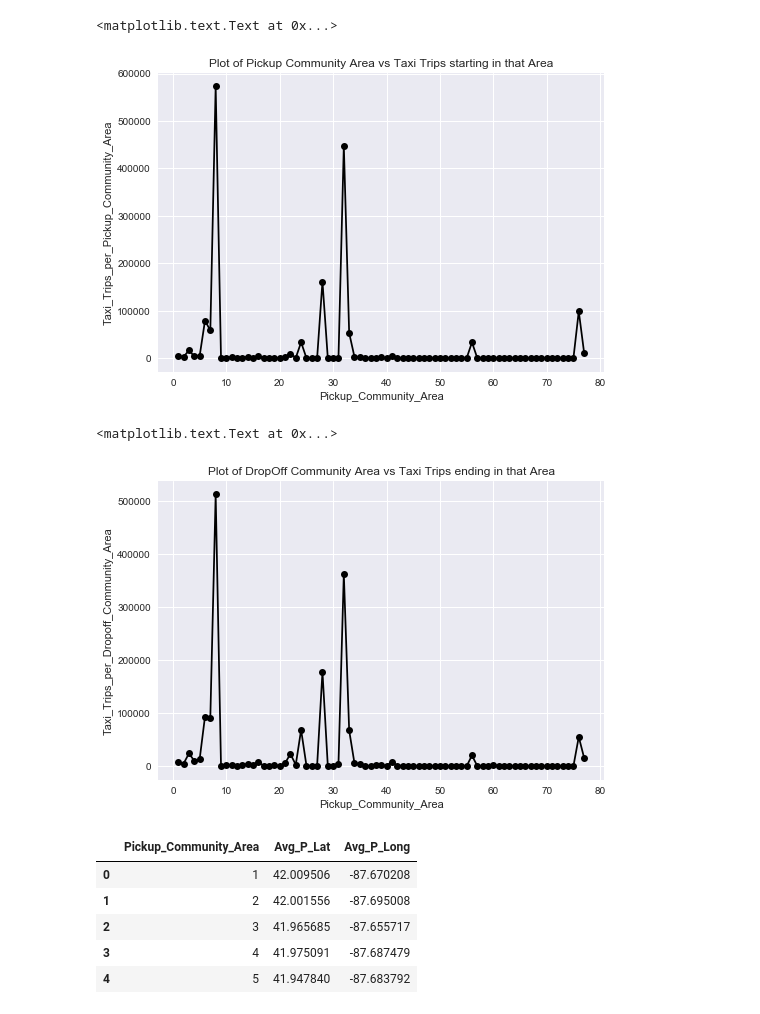
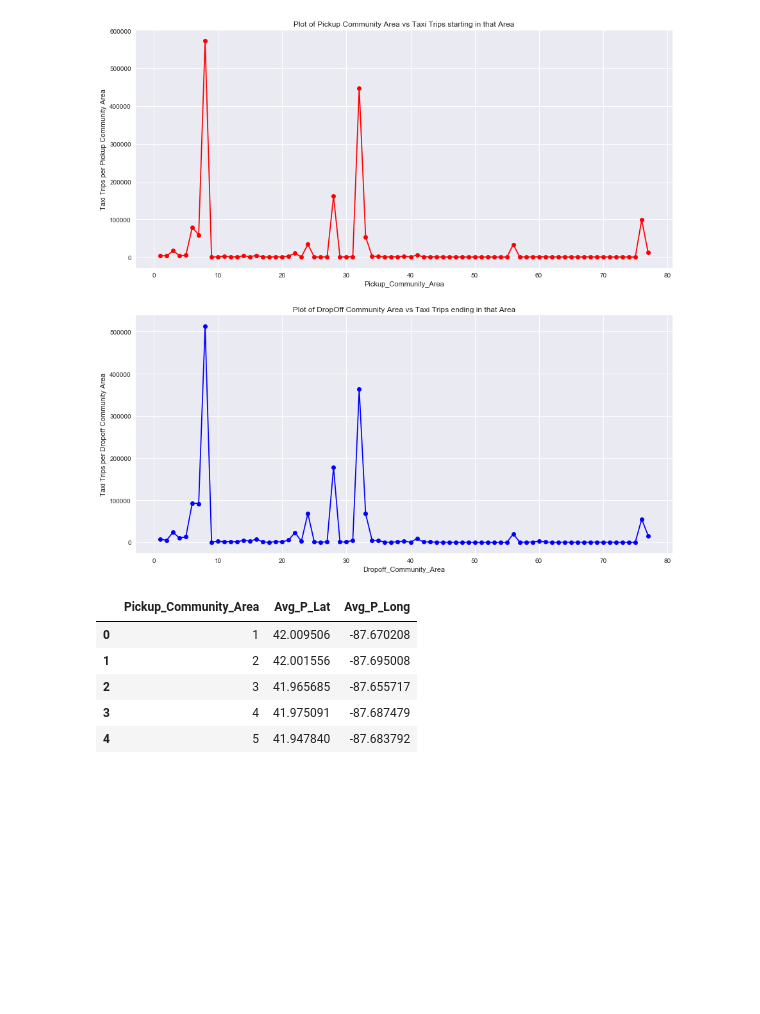
Before and after one commit to advaitoctober/ChicagoTaxiTrip, a Jupyter notebook: Python Notebooks/Project_SD.ipynb, the cells around one changed output. Saved outputs shown, nothing was run; the diff lists cells and outputs as text; code cells hidden in the pictures; blank space fills up the shorter version.

```diff
--- a/Python Notebooks/Project_SD.ipynb
+++ b/Python Notebooks/Project_SD.ipynb
@@ -28,15 +26,6 @@ FROM
 GROUP BY Pickup_Community_Area;
 '''
 pickupDF = getRes(query_pickup)
-# %%
-pickupDF
-plt.plot(pickupDF['Pickup_Community_Area'],pickupDF['Taxi_Trips_per_Pickup_Community_Area'],'-ok', color='black')
-plt.xlabel('Pickup_Community_Area')
-plt.ylabel('Taxi_Trips_per_Pickup_Community_Area')
-plt.title('Plot of Pickup Community Area vs Taxi Trips starting in that Area')
-# %% [output]
-<matplotlib.text.Text at 0x...>
-[figure, removed]
 # %%
 #dropoff community area
 query_dropoff = '''
@@ -48,15 +37,23 @@ FROM
 GROUP BY Dropoff_Community_Area
 '''
 dropoffDF = getRes(query_dropoff)
-# %%
-dropoffDF
-plt.plot(dropoffDF['Dropoff_Community_Area'],dropoffDF['Taxi_Trips_per_Dropoff_Community_Area'],'-ok', color='black')
-plt.xlabel('Pickup_Community_Area')
-plt.ylabel('Taxi_Trips_per_Dropoff_Community_Area')
-plt.title('Plot of DropOff Community Area vs Taxi Trips ending in that Area')
-# %% [output]
-<matplotlib.text.Text at 0x...>
-[figure, removed]
+# %%
+fig = plt.figure(figsize=(15,15))
+plt.subplot(2, 1, 1)
+plt.plot(pickupDF['Pickup_Community_Area'],pickupDF['Taxi_Trips_per_Pickup_Community_Area'],'-ok', color='Red')
+plt.xlabel('Pickup_Community_Area')
+plt.ylabel('Taxi Trips per Pickup Community Area')
+plt.title('Plot of Pickup Community Area vs Taxi Trips starting in that Area')
+
+plt.subplot(2, 1, 2)
+plt.plot(dropoffDF['Dropoff_Community_Area'],dropoffDF['Taxi_Trips_per_Dropoff_Community_Area'],'-ok', color='blue')
+plt.xlabel('Dropoff_Community_Area')
+plt.ylabel('Taxi Trips per Dropoff Community Area')
+plt.title('Plot of DropOff Community Area vs Taxi Trips ending in that Area')
+
+plt.show()
+# %% [output]
+[figure, added]
 # %%
 #pickup latitudes and longitudes
 query_p_latlong = '''
```
Also changed, not shown: parts of 1 cell of this notebook.
